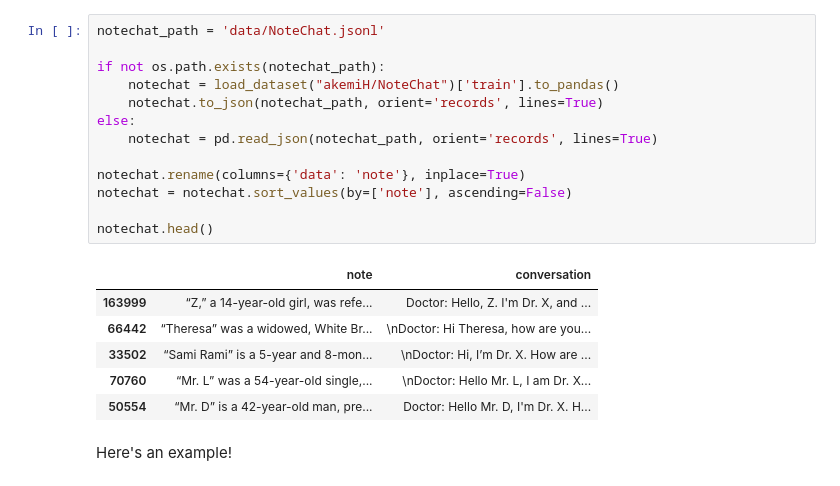
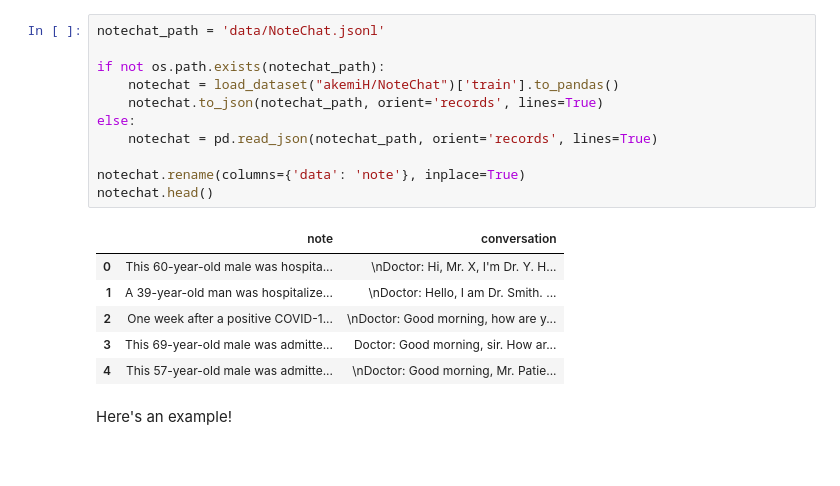
Before and after one commit to EPFL-IC-Make-Team/medinote, a Jupyter notebook: project.ipynb, the cells around one changed output. Saved outputs shown, nothing was run; the diff lists cells and outputs as text.

```diff
--- a/project.ipynb
+++ b/project.ipynb
@@ -63,23 +137,21 @@ We first take a look at the NoteChat dataset. We load the dataset from the Huggi
 # %%
 notechat_path = 'data/NoteChat.jsonl'
 
 if not os.path.exists(notechat_path):
     notechat = load_dataset("akemiH/NoteChat")['train'].to_pandas()
     notechat.to_json(notechat_path, orient='records', lines=True)
 else:
     notechat = pd.read_json(notechat_path, orient='records', lines=True)
 
 notechat.rename(columns={'data': 'note'}, inplace=True)
-notechat = notechat.sort_values(by=['note'], ascending=False)
-
 notechat.head()
 # %% [output]
 |  | note | conversation |
-| 163999 | “Z,” a 14-year-old girl, was refe... | Doctor: Hello, Z. I'm Dr. X, and ... |
-| 66442 | “Theresa” was a widowed, White Br... | \nDoctor: Hi Theresa, how are you... |
-| 33502 | “Sami Rami” is a 5-year and 8-mon... | \nDoctor: Hi, I’m Dr. X. How are ... |
-| 70760 | “Mr. L” was a 54-year-old single,... | \nDoctor: Hello Mr. L, I am Dr. X... |
-| 50554 | “Mr. D” is a 42-year-old man, pre... | Doctor: Hello Mr. D, I'm Dr. X. H... |
+| 0 | This 60-year-old male was hospita... | \nDoctor: Hi, Mr. X, I'm Dr. Y. H... |
+| 1 | A 39-year-old man was hospitalize... | \nDoctor: Hello, I am Dr. Smith. ... |
+| 2 | One week after a positive COVID-1... | \nDoctor: Good morning, how are y... |
+| 3 | This 69-year-old male was admitte... | Doctor: Good morning, sir. How ar... |
+| 4 | This 57-year-old male was admitte... | \nDoctor: Good morning, Mr. Patie... |
 # %% [markdown]
 Here's an example!
 # %%
```
Also changed, not shown: parts of 27 cells of this notebook, 5 other files.
